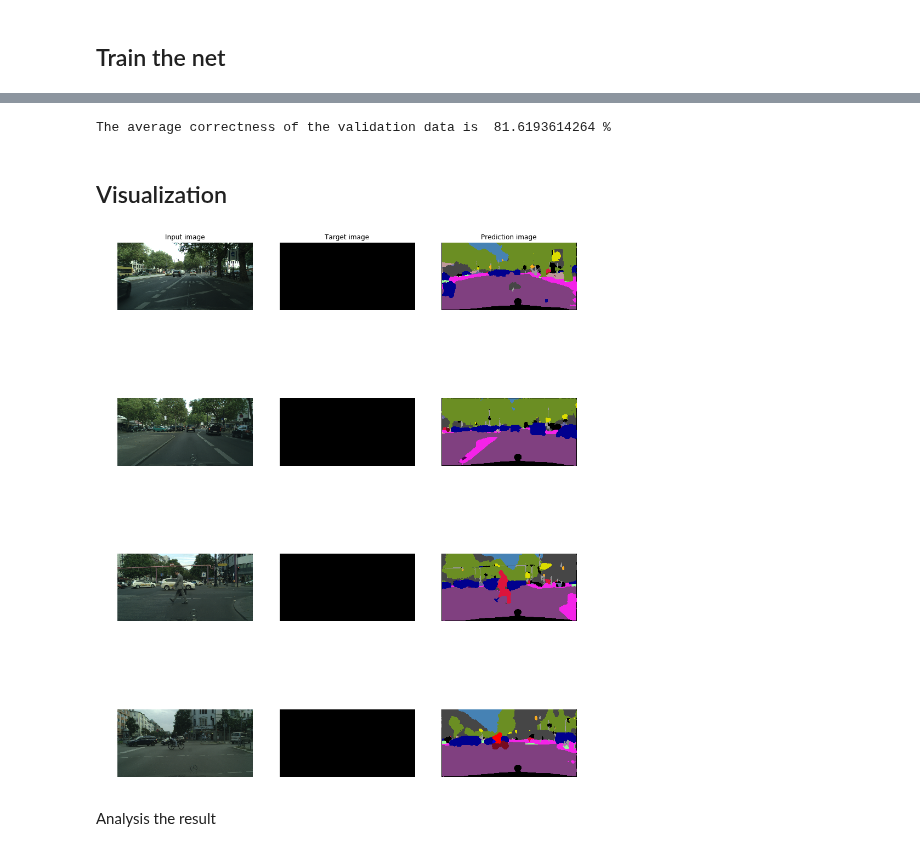
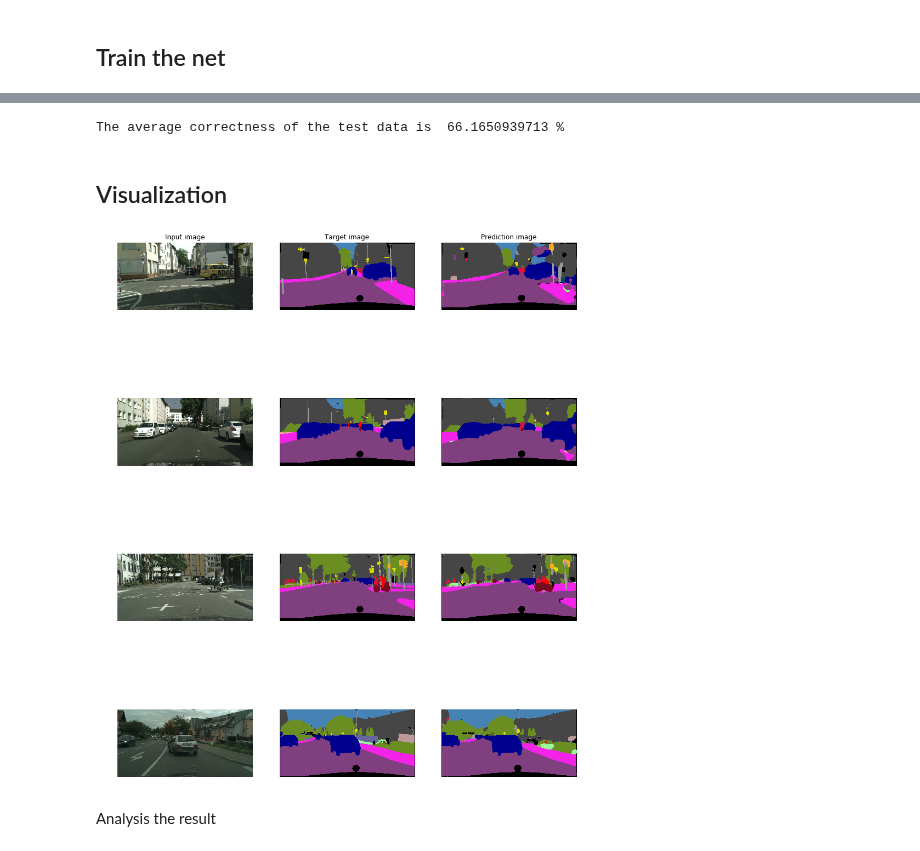
Before and after one commit to Zhuyue0324/dlcv1718, a Jupyter notebook: DL4CV_project.ipynb, the cells around one changed output, grey strips where cells are left out. Cells and saved outputs as stored; diff of their text form; code cells hidden in the pictures.

```diff
--- a/DL4CV_project.ipynb
+++ b/DL4CV_project.ipynb
@@ -139,7 +123,7 @@ nbtrain=len(datatrain)
 nbval=len(dataval)
 nbtest=len(datatest)
 
-weightpath = "dlcv_weight50.pth"
+weightpath = "dlcv_weight34.pth"
 # where the weights are saved in the end, for further reuse
 
 batchsize = 1
@@ -149,6 +133,6 @@ We take a pretrained Resnet50
 # %%
-pretrained_net = PretrainedResNet50()
-pretrained_net.load_state_dict(models.resnet50(pretrained=True).state_dict())
+pretrained_net = PretrainedResNet34()
+pretrained_net.load_state_dict(models.resnet34(pretrained=True).state_dict())
 net = MyNet(num_classes, pretrained_net)
 if useGPU:
     net.cuda()
@@ -178,8 +162,8 @@ Loaded weights at:dlcv_weight50.pth
 print("Start training")
 
 needNewEpoch= True
-lastLoss=10
-newTrainLoss=0
+lastTrainLoss=10
+lastValLoss=10
 epoch=0
 
 #for epoch in range(10):  # loop over the dataset multiple times
@@ -216,10 +200,36 @@ while needNewEpoch:
     newTrainLoss = epochloss/nbtrain
     print('The average loss of epoch ', epoch+1, ' is ', newTrainLoss)
     torch.save(net.state_dict(),weightpath)
-    if lastLoss-newTrainLoss<0.005:
+    #--------------------------------------validation period---------------------------------------
+    meanCorrectProba = 0.0
+    epochloss = 0.0
+    numsample=0
+    printfrequence=20
+
+    net.eval()
+    for inputs, labels in valloader:
+        if useGPU:
+            inputs = inputs.cuda()
+            labels = labels.cuda()
+        inputs, labels = Variable(inputs), Variable(labels)
+        outputs=net(inputs)
+        loss = criterion(outputs, labels)
+        meanProbability=np.exp(-loss.data[0])
+
+        # print statistics
+        epochloss += loss.data[0]
+        meanCorrectProba += meanProbability
+        numsample += batchsize
+        #if numsample % printfrequence == 0: #printfrequence-1:
+        #    print(numsample, ' validation images passed')
+    newValLoss = epochloss / nbval
+    print('The average validation loss is ', newValLoss)
+    print('The average correctness of the validation data is ', meanCorrectProba/nbval*100, '%')
+    #--------------------------------------judgment the necessity of a new epoch---------------------------------------
+    if (lastValLoss-newValLoss<0.01) and (lastTrainLoss-newTrainLoss<0.01):
         needNewEpoch=False
     else:
-        lastLoss=newTrainLoss
+        lastLoss=newValLoss
         epoch=epoch+1
 
 print("End training")
@@ -263,16 +272,16 @@ for inputs, labels in trainloader:
 #    if numsample % printfrequence == 0: #printfrequence-1:
 #        print('[%d, %5d] loss: %.5f' % (epoch+1, numsample, running_loss / printfrequence))
 #        running_loss = 0.0
-print('The average correctness of the validation data is ', meanCorrectProba/nbtrain*100, '%')
+print('The average correctness of the validation data is ', meanCorrectProba/nbval*100, '%')
 # %% [output]
-The average correctness of the validation data is  81.6193614264 %
+The average correctness of the test data is  66.1650939713 %
 # %% [markdown]
  ## Visualization
 # %%
 num_example_imgs = 4
 plt.figure(figsize=(15, 5 * num_example_imgs))
 for i in range (num_example_imgs):
-    x,y=datatest[i]
+    x,y=dataval[i]
     inputs = x.unsqueeze(0)
     inputs = Variable(inputs)
     if useGPU:
@@ -280,34 +289,34 @@ for i in range (num_example_imgs):
 
     outputs = net(inputs)
     _, preds = torch.max(outputs, 1)
     pred = preds[0].data.cpu()
 
     img, target, pred = x.numpy(), y.numpy(), pred.numpy()
 
     # img
     plt.subplot(num_example_imgs, 3, i * 3 + 1)
     plt.axis('off')
     plt.imshow(img.transpose(1,2,0))
     if i == 0:
         plt.title("Input image")
 
     # target
     plt.subplot(num_example_imgs, 3, i * 3 + 2)
     plt.axis('off')
     plt.imshow(label_img_to_rgb(target))
     if i == 0:
         plt.title("Target image")
 
     # pred
     plt.subplot(num_example_imgs, 3, i * 3 + 3)
     plt.axis('off')
     plt.imshow(label_img_to_rgb(pred))
     if i == 0:
         plt.title("Prediction image")
 
 plt.show()
 # %% [output]
-[figure, old version]
+[figure, new version]
 # %%
 print("Start training")
 newseuil=torch.Tensor(numlabels)
```
Also changed, not shown: parts of 6 cells of this notebook.
